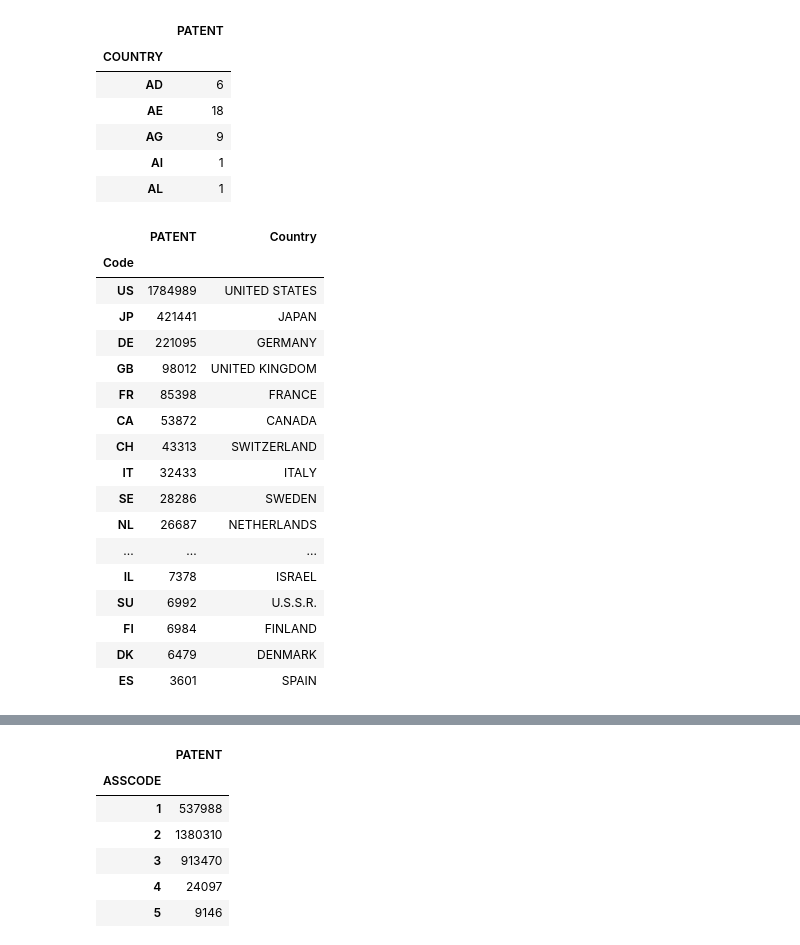
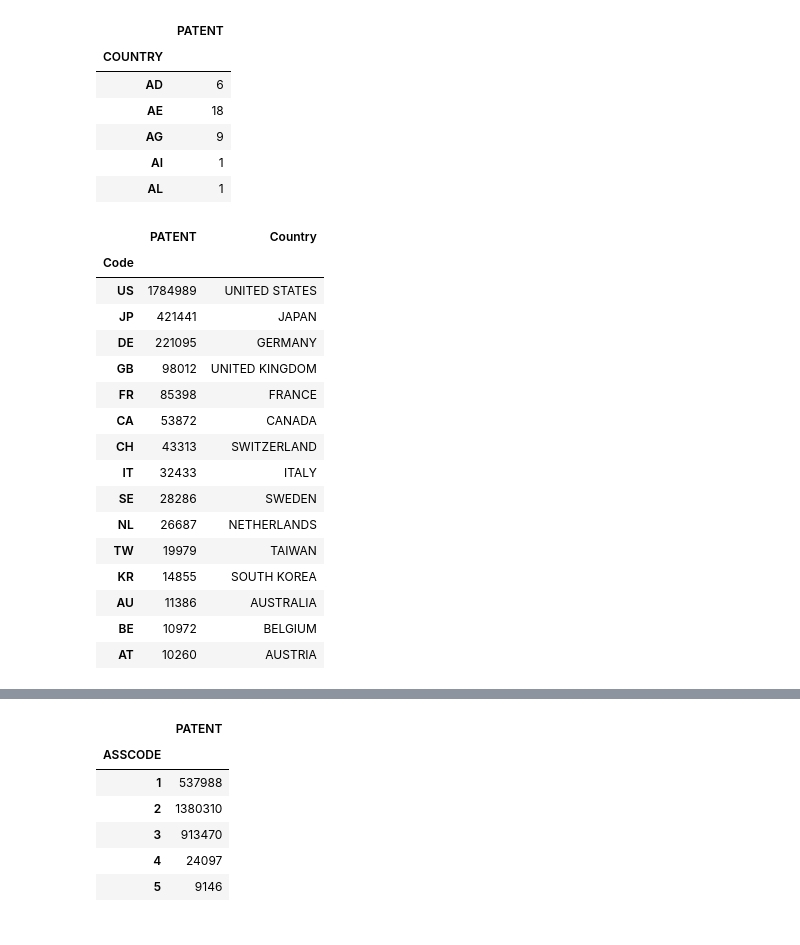
Before and after one commit to antonino-barbera/seanbi, a Jupyter notebook: project/project.ipynb, the cells around one changed output, grey strips where cells are left out. Saved outputs shown, nothing was run; the diff lists cells and outputs as text; code cells hidden in the pictures.

```diff
--- a/project/project.ipynb
+++ b/project/project.ipynb
@@ -346,23 +349,22 @@ country_trend.head()
 | AL | 1 |
 # %%
 country_trend2 = country_trend.merge(countries, left_index=True, right_on='Code').set_index('Code')
-country_trend2.sort_values(by=['PATENT'], ascending=False).head(20)
+country_trend2.sort_values(by=['PATENT'], ascending=False).head(15)
 # %% [output]
 |  | PATENT | Country |
 | Code |  |  |
 | US | 1784989 | UNITED STATES |
 | JP | 421441 | JAPAN |
 | DE | 221095 | GERMANY |
 | GB | 98012 | UNITED KINGDOM |
 | FR | 85398 | FRANCE |
 | CA | 53872 | CANADA |
 | CH | 43313 | SWITZERLAND |
 | IT | 32433 | ITALY |
 | SE | 28286 | SWEDEN |
 | NL | 26687 | NETHERLANDS |
-| ... | ... | ... |
-| IL | 7378 | ISRAEL |
-| SU | 6992 | U.S.S.R. |
-| FI | 6984 | FINLAND |
-| DK | 6479 | DENMARK |
-| ES | 3601 | SPAIN |
+| TW | 19979 | TAIWAN |
+| KR | 14855 | SOUTH KOREA |
+| AU | 11386 | AUSTRALIA |
+| BE | 10972 | BELGIUM |
+| AT | 10260 | AUSTRIA |
```
Also changed, not shown: parts of 15 cells of this notebook, 3 other files.
